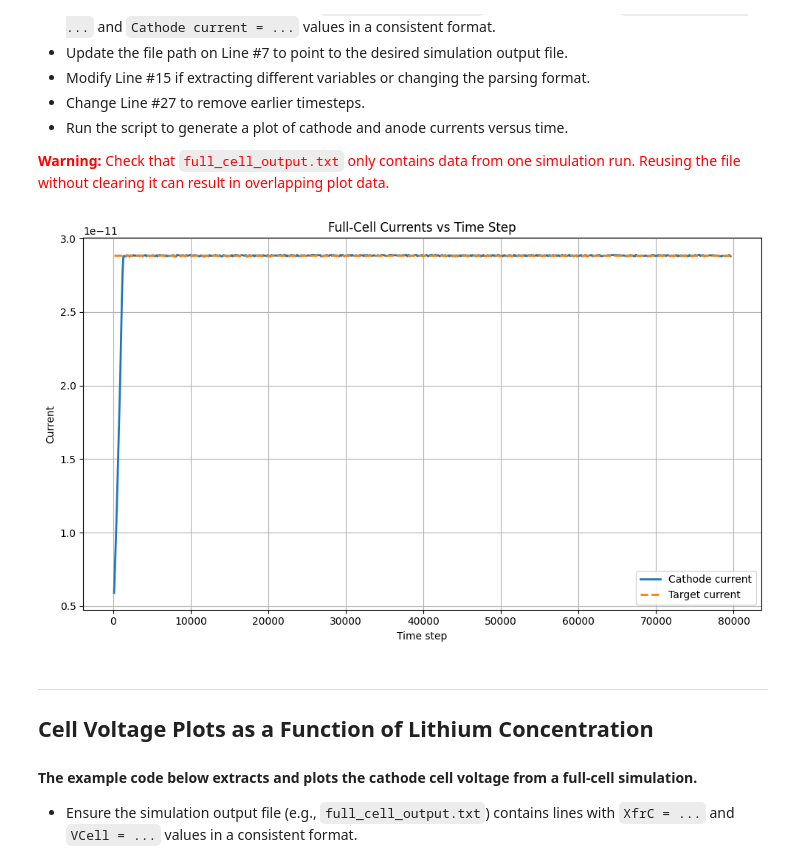
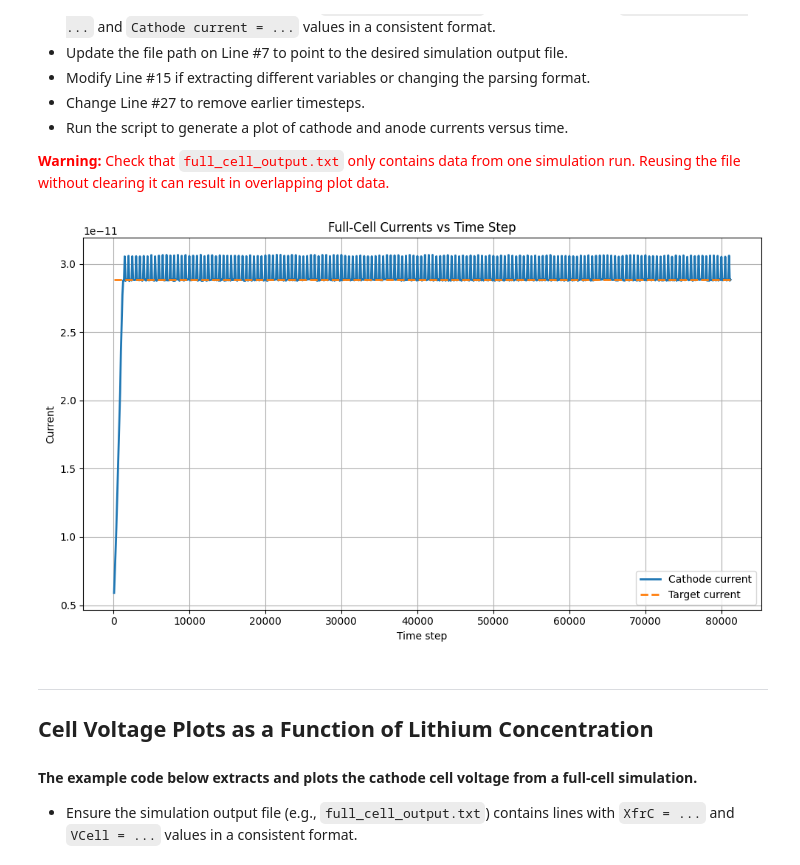
Before and after one commit to HCY-Group/BESFEM, a Jupyter notebook: plotting/current_plots.ipynb, the cells around one changed output. Drawn from its saved outputs; the diff is of its cells as text; code cells hidden in the pictures.

Commit message:
small changes to plotting

```diff
--- a/plotting/current_plots.ipynb
+++ b/plotting/current_plots.ipynb
@@ -39,35 +39,35 @@ for line in lines:
         target = float(match.group(3))
         # data.append((timestep, anode, cathode, target))
         data.append((timestep, cathode, target))
 
 
 # start_timestep = 0  # change this to a different timestep if needed
 
 # --- Step 3: Convert to DataFrame ---
 # df = pd.DataFrame(data, columns=["Timestep", "Anode", "Cathode", "Target"])
 df = pd.DataFrame(data, columns=["Timestep", "Cathode", "Target"])
 
 # df = df[df["Timestep"] >= start_timestep]
 
 df = df[df["Timestep"] != 0] # Remove timestep 0
 # Remove all salt conservation timesteps (500, 1000, 1500, ...)
-df = df[df["Timestep"] % 500 != 0]
+# df = df[df["Timestep"] % 500 != 0]
 
 # --- Step 4: Plot ---
 plt.figure(figsize=(10,6))
 # plt.plot(df["Timestep"], df["Anode"], label="Anode current", linewidth=2)
 plt.plot(df["Timestep"], df["Cathode"], label="Cathode current", linewidth=2)
 plt.plot(df["Timestep"], df["Target"], '--', label="Target current", linewidth=2)
 
 plt.xlabel("Time step")
 plt.ylabel("Current")
 plt.title("Full-Cell Currents vs Time Step")
 plt.legend()
 plt.grid(True)
 plt.tight_layout()
 plt.show()
 # %% [output]
-[figure, old version]
+[figure, new version]
 # %% [markdown]
 --------------------------
 
```
Also changed, not shown: parts of 1 cell of this notebook.
